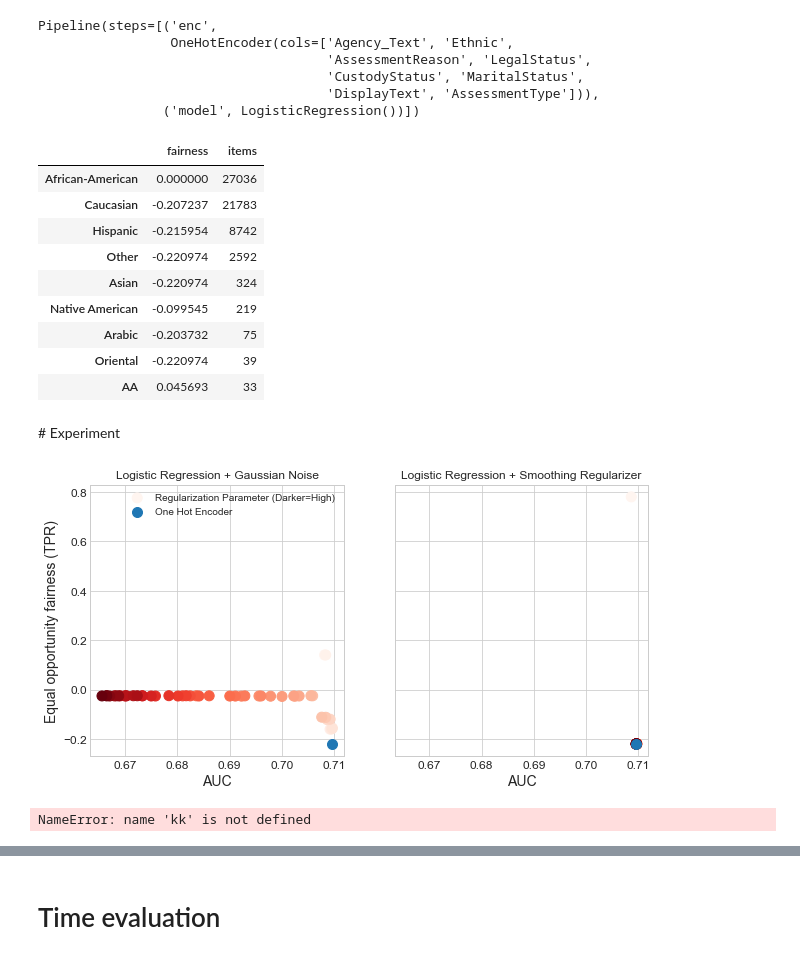
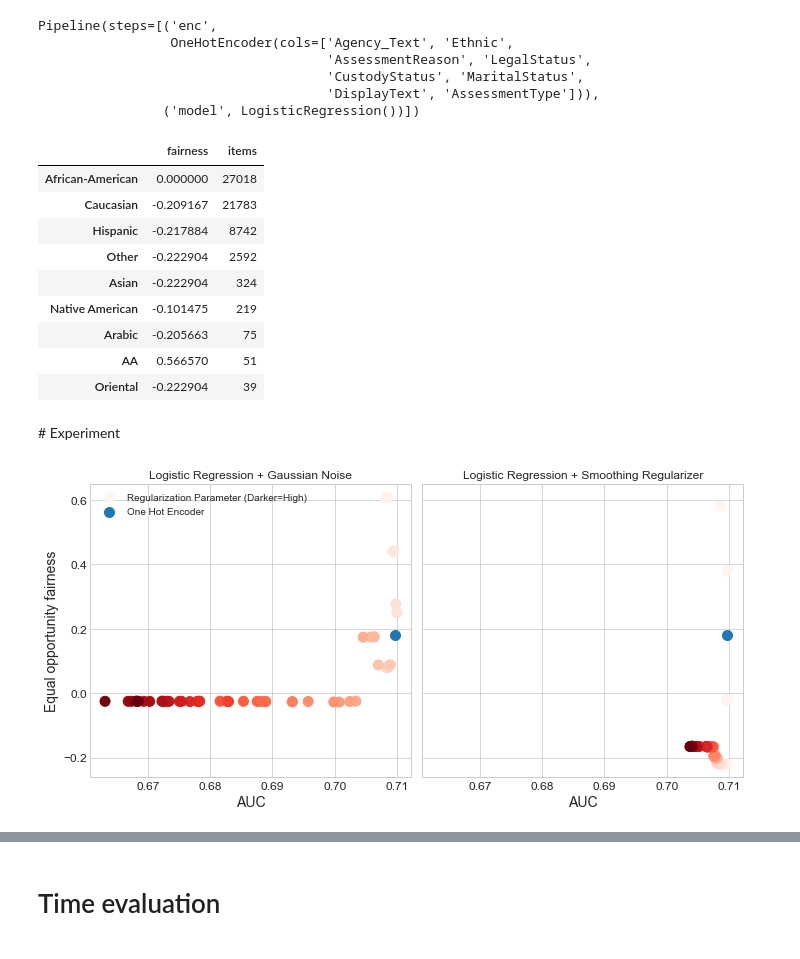
Before and after one commit to cmougan/FairEncoder, a Jupyter notebook: CompassSynthetic.ipynb, the cells around one changed output, grey strips where cells are left out. Drawn from its saved outputs; the diff is of its cells as text; code cells hidden in the pictures.

```diff
--- a/CompassSynthetic.ipynb
+++ b/CompassSynthetic.ipynb
@@ -80,7 +80,7 @@ df["Score"] = df["DecileScore"]
 df.loc[df["DecileScore"] > 4, "Score"] = 1
 df.loc[df["DecileScore"] <= 4, "Score"] = 0
 
-df.loc[df['Ethnic_Code_Text'] == 'African-Am', 'Ethnic_Code_Text'] = 'African-American'
+df.loc[df['Ethnic_Code_Text'] == 'African-Am', 'Ethnic_Code_Text'] = 'AA'
 cols = [
     "Person_ID",
     "AssessmentID",
@@ -133,8 +133,3 @@ X.columns = [
     "IsCompleted",
     "IsDeleted",
 ]
-# %%
-ratio = 0.001
-X["Ethnic"] = X["Ethnic"].apply(
-    lambda x: "AA" if (np.random.random() < ratio) & (x=='African-American') else x
-)
@@ -349,15 +349,15 @@ res['items']= res['items'].astype(int)
 res
 # %% [output]
 |  | fairness | items |
-| African-American | 0.000000 | 27036 |
-| Caucasian | -0.207237 | 21783 |
-| Hispanic | -0.215954 | 8742 |
-| Other | -0.220974 | 2592 |
-| Asian | -0.220974 | 324 |
-| Native American | -0.099545 | 219 |
-| Arabic | -0.203732 | 75 |
-| Oriental | -0.220974 | 39 |
-| AA | 0.045693 | 33 |
+| African-American | 0.000000 | 27018 |
+| Caucasian | -0.209167 | 21783 |
+| Hispanic | -0.217884 | 8742 |
+| Other | -0.222904 | 2592 |
+| Asian | -0.222904 | 324 |
+| Native American | -0.101475 | 219 |
+| Arabic | -0.205663 | 75 |
+| AA | 0.566570 | 51 |
+| Oriental | -0.222904 | 39 |
 # %%
 def plot_rolling(data, roll_mean: int = 5, roll_std: int = 20):
 
@@ -473,3 +471,7 @@ smooth1 = fair_encoder(model=LogisticRegression(), enc="mestimate", param=PARAM,
+# %%
+PARAM = np.linspace(0, 100_00, 100)
+PARAM = np.concatenate((np.linspace(1,100,100),np.linspace(100,100_00,50)))
+smooth1 = fair_encoder(model=LogisticRegression(), enc="mestimate", param=PARAM,un_regularize=cols_enc)
 # %%
 fig, axs = plt.subplots(1, 2,  sharex=True, sharey=True)
 
@@ -478,36 +480,33 @@ axs[0].set_title("Logistic Regression + Gaussian Noise")
 axs[ 0].scatter(
     gaus1["auc_tot"].values,
     gaus1["fairness_metric"].values,
     s=100,
     c=gaus1.index.values,
     cmap="Reds",
     label="Regularization Parameter (Darker=High)",
 )
 axs[0].scatter(
     y=one_hot1.fairness_metric, x=one_hot1.auc_tot, s=100, label="One Hot Encoder"
 )
 axs[0].legend()
 axs[0].set(xlabel="AUC")
 axs[1].set(xlabel="AUC")
-axs[0].set(ylabel="Equal opportunity fairness (TPR)")
+axs[0].set(ylabel="Equal opportunity fairness")
 
 axs[1].set_title("Logistic Regression + Smoothing Regularizer")
 axs[1].scatter(
     smooth1["auc_tot"].values,
     smooth1["fairness_metric"].values,
     s=100,
     c=smooth1.index.values,
     cmap="Reds",
     label="Regularization Parameter (Darker=High)",
 )
 axs[1].scatter(
     y=one_hot1.fairness_metric, x=one_hot1.auc_tot, s=100, label="One Hot Encoder"
 )
+plt.tight_layout()
 fig.savefig('images/encTheory.eps',format='eps')
 fig.show()
 # %% [output]
-[figure, old version]
+[figure, new version]
-# %%
-kk
-# %% [output]
-NameError: name 'kk' is not defined
```
Also changed, not shown: parts of 9 cells of this notebook, 18 other files.
